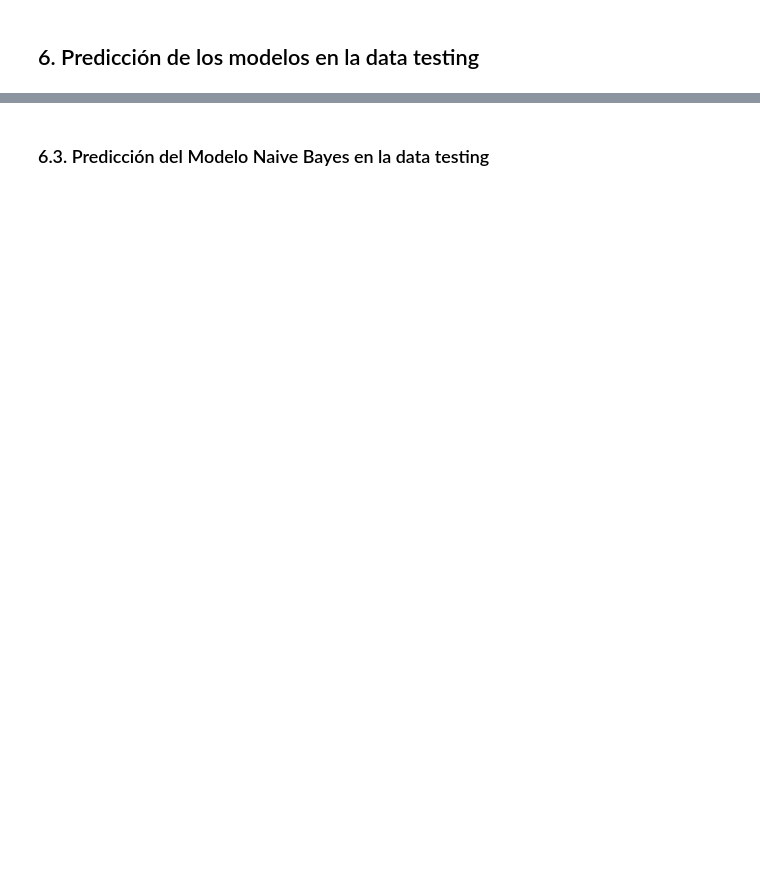
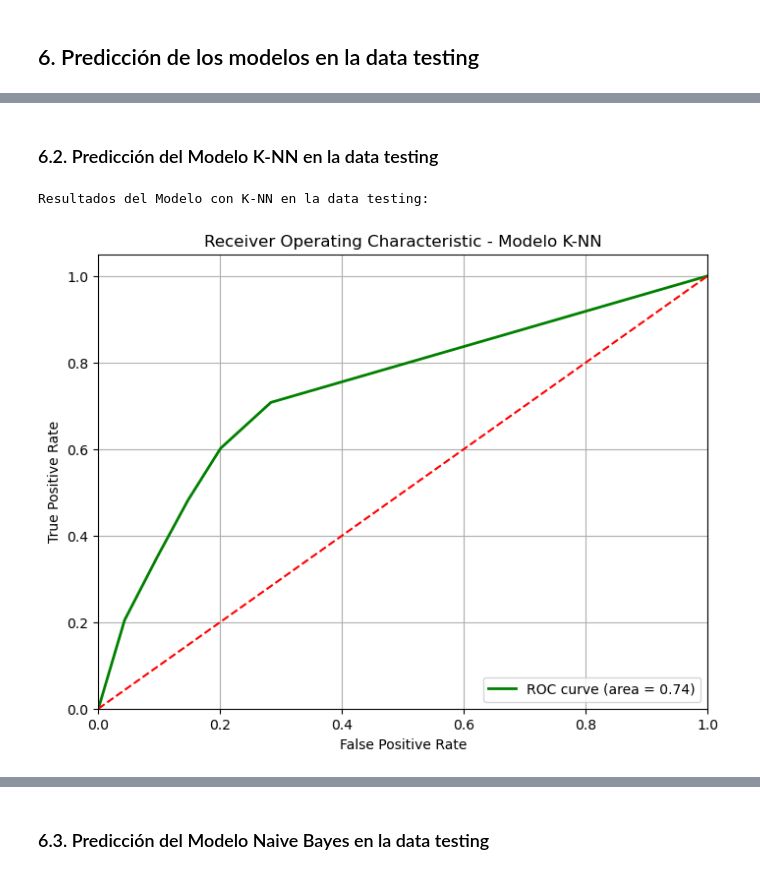
Before and after one commit to CieloLozada/Proyecto-final---Futura-, a Jupyter notebook: HRAnalytics_Parte2.ipynb, the cells around one changed output, grey strips where cells are left out. Drawn from its saved outputs; the diff is of its cells as text; code cells hidden in the pictures; blank space fills up the shorter version.

```diff
--- a/HRAnalytics_Parte2.ipynb
+++ b/HRAnalytics_Parte2.ipynb
@@ -954,0 +687,34 @@ X_train_border_catboost.head()
+# %% [markdown]
+### 6.2. Predicción del Modelo K-NN en la data testing
+# %%
+print("\nResultados del Modelo con K-NN en la data testing:")
+y_prob_knn_test = knn_border.predict_proba(X_test)[:, 1]
+y_pred_knn_test = knn_border.predict(X_test)
+
+# Cálculo de métricas
+cm_knn_test = confusion_matrix(y_test, y_pred_knn_test)
+sensitivity_knn_test = recall_score(y_test, y_pred_knn_test, pos_label='PROMOVIDO')
+specificity_knn_test = cm_knn_test[0, 0] / sum(cm_knn_test[0, :])
+accuracy_knn_test = accuracy_score(y_test, y_pred_knn_test)
+balanced_accuracy_knn_test = (sensitivity_knn_test + specificity_knn_test) / 2
+logloss_knn_test = log_loss(y_test, y_prob_knn_test)
+
+# Cálculo de la curva ROC y AUC
+fpr_knn_test, tpr_knn_test, _ = roc_curve(y_test, y_prob_knn_test, pos_label='PROMOVIDO')
+roc_auc_knn_test = auc(fpr_knn_test, tpr_knn_test)
+
+# Gráfico de la curva ROC para el Modelo con K-NN
+plt.figure(figsize=(8, 6))
+plt.plot(fpr_knn_test, tpr_knn_test, color='green', lw=2, label='ROC curve (area = {:.2f})'.format(roc_auc_knn_test))
+plt.plot([0, 1], [0, 1], color='red', linestyle='--')
+plt.xlim([0.0, 1.0])
+plt.ylim([0.0, 1.05])
+plt.xlabel('False Positive Rate')
+plt.ylabel('True Positive Rate')
+plt.title('Receiver Operating Characteristic - Modelo K-NN')
+plt.legend(loc='lower right')
+plt.grid()
+plt.show()
+# %% [output]
+Resultados del Modelo con K-NN en la data testing:
+[figure, added]
```
Also changed, not shown: parts of 70 cells of this notebook.
